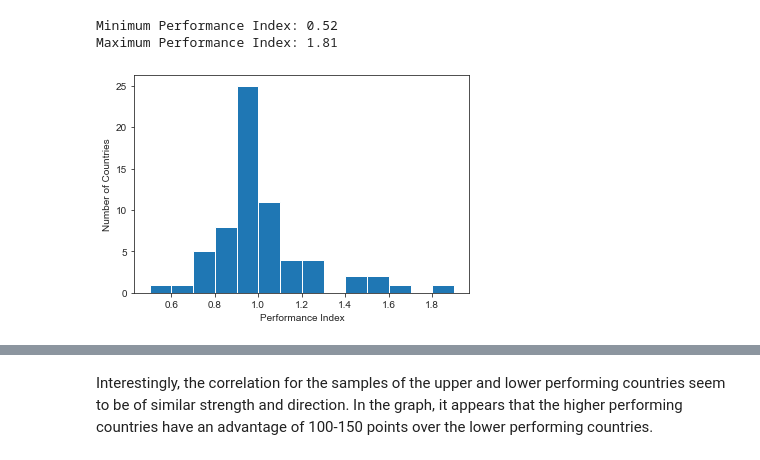
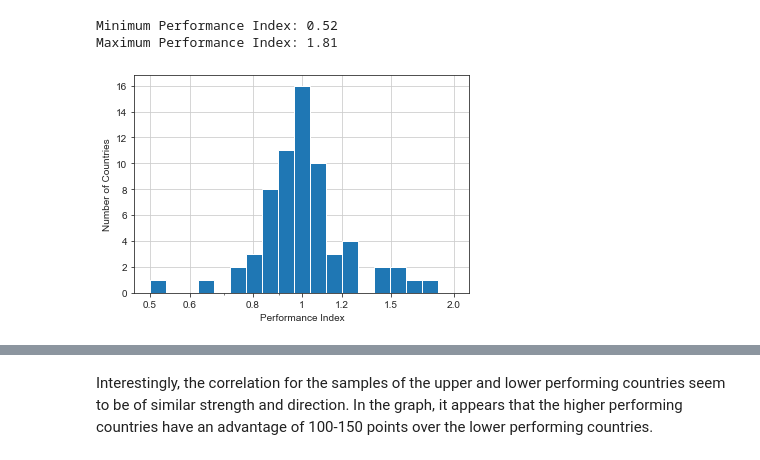
Before and after one commit to sjhaluck/International-Education-Data-Visualization, a Jupyter notebook: exploration_template.ipynb, the cells around one changed output, grey strips where cells are left out. Drawn from its saved outputs; the diff is of its cells as text; code cells hidden in the pictures.

```diff
--- a/exploration_template.ipynb
+++ b/exploration_template.ipynb
@@ -846,8 +844,8 @@ your work in the previous sections.
 plt.figure(figsize=(12,6))
 
 # analyze preschool experience, age of language initiation, and reading performance
-sb.set_style("whitegrid")
-ax = sb.violinplot(data = pisa_data, y = 'read_score', x = 'age_lang_start', hue = 'preschool', scale = 'area', inner = 'quartile', palette = 'Oranges_r');
+plt.grid(True)
+sb.violinplot(data = pisa_data, y = 'read_score', x = 'age_lang_start', hue = 'preschool', scale = 'area', inner = 'quartile', palette = 'Oranges_r');
 plt.legend(bbox_to_anchor=(1.05, 1), loc='upper left', title= "Preschool Experience");
 plt.ylabel('Student Reading Score');
 plt.xlabel('Age of Language Initiation (Test Language)');
@@ -954,10 +993,14 @@ Minimum Performance Index: 0.52
 Maximum Performance Index: 1.81
 # %%
 # plot a histogram of the distribution of performance indices for better analysis of the outliers
-plt.hist(pisa_country_data.performance, bins = np.arange(0.5, 2, 0.1));
+logbins = np.logspace(np.log10(0.5),np.log10(2),20)
+plt.grid(True)
+plt.hist(pisa_country_data.performance, bins = logbins);
+plt.xscale('log');
+plt.xticks([.5, .6, 0.8, 1, 1.2, 1.5, 2.0], [.5, .6, 0.8, 1, 1.2, 1.5, 2.0])
 plt.xlabel('Performance Index');
 plt.ylabel('Number of Countries');
 # %% [output]
-[figure, old version]
+[figure, new version]
 # %%
 # gather the list of the top 10 countries according to performance index
```
Also changed, not shown: parts of 18 cells of this notebook.
